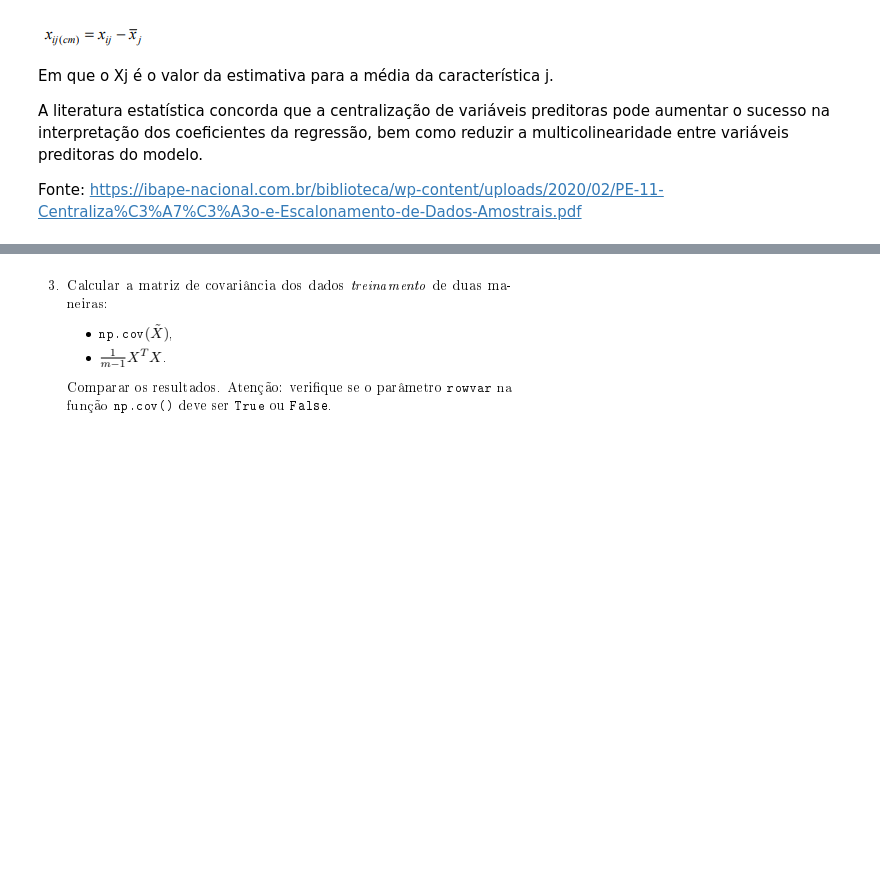
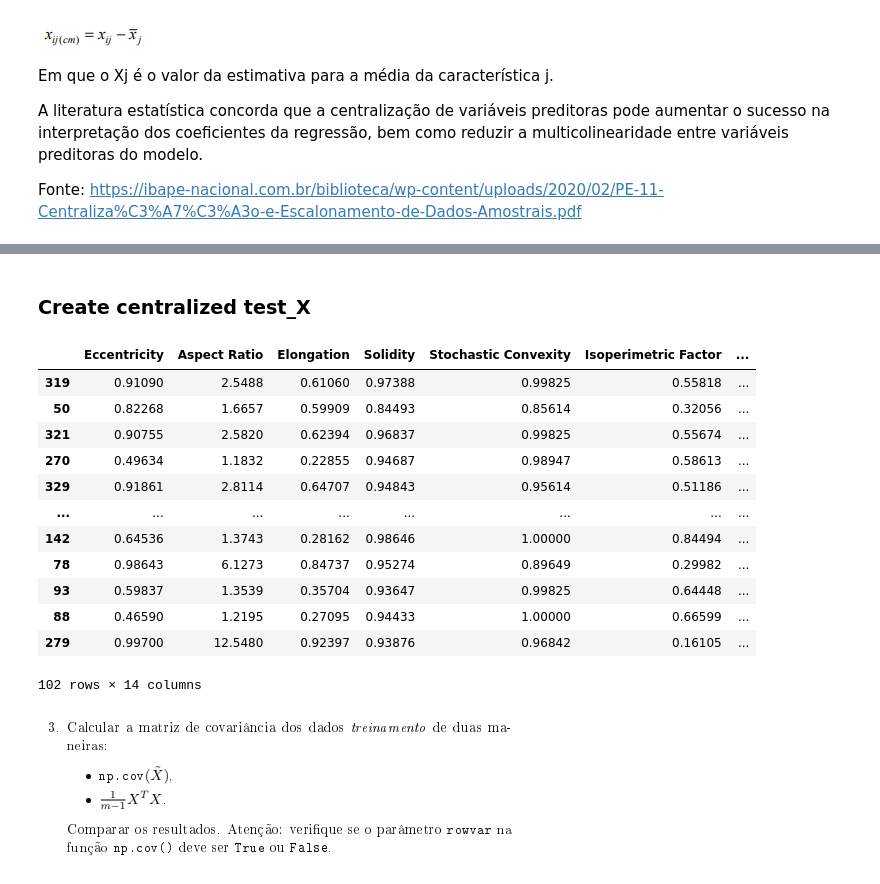
Before and after one commit to lucasvieira123/data_science_studies, a Jupyter notebook: linear_algebra/fundamentals_of_data_analysis/entrega_parcial/classification_orthogonal_projections.ipynb, the cells around one changed output, grey strips where cells are left out. Cells and saved outputs as stored; diff of their text form; code cells hidden in the pictures; blank space fills up the shorter version.

```diff
--- a/linear_algebra/fundamentals_of_data_analysis/entrega_parcial/classification_orthogonal_projections.ipynb
+++ b/linear_algebra/fundamentals_of_data_analysis/entrega_parcial/classification_orthogonal_projections.ipynb
@@ -165,3 +155,22 @@ centralized_split={"X_train":X_train,"X_test":X_test ,"y_train":y_train , "y_tes
+# %% [markdown]
+### Create centralized test_X
+# %%
+cent_test_X=X_test-X_test.mean()
+X_test
+# %% [output]
+|  | Eccentricity | Aspect Ratio | Elongation | Solidity | Stochastic Convexity | Isoperimetric Factor | ... |
+| 319 | 0.91090 | 2.5488 | 0.61060 | 0.97388 | 0.99825 | 0.55818 | ... |
+| 50 | 0.82268 | 1.6657 | 0.59909 | 0.84493 | 0.85614 | 0.32056 | ... |
+| 321 | 0.90755 | 2.5820 | 0.62394 | 0.96837 | 0.99825 | 0.55674 | ... |
+| 270 | 0.49634 | 1.1832 | 0.22855 | 0.94687 | 0.98947 | 0.58613 | ... |
+| 329 | 0.91861 | 2.8114 | 0.64707 | 0.94843 | 0.95614 | 0.51186 | ... |
+| ... | ... | ... | ... | ... | ... | ... | ... |
+| 142 | 0.64536 | 1.3743 | 0.28162 | 0.98646 | 1.00000 | 0.84494 | ... |
+| 78 | 0.98643 | 6.1273 | 0.84737 | 0.95274 | 0.89649 | 0.29982 | ... |
+| 93 | 0.59837 | 1.3539 | 0.35704 | 0.93647 | 0.99825 | 0.64448 | ... |
+| 88 | 0.46590 | 1.2195 | 0.27095 | 0.94433 | 1.00000 | 0.66599 | ... |
+| 279 | 0.99700 | 12.5480 | 0.92397 | 0.93876 | 0.96842 | 0.16105 | ... |
+102 rows × 14 columns
 # %% [markdown]
 ![image.png](attachment:e1ee124a-754d-41c4-8d74-3427a64b108d.png)
 # %% [markdown]
```
Also changed, not shown: parts of 54 cells of this notebook.
